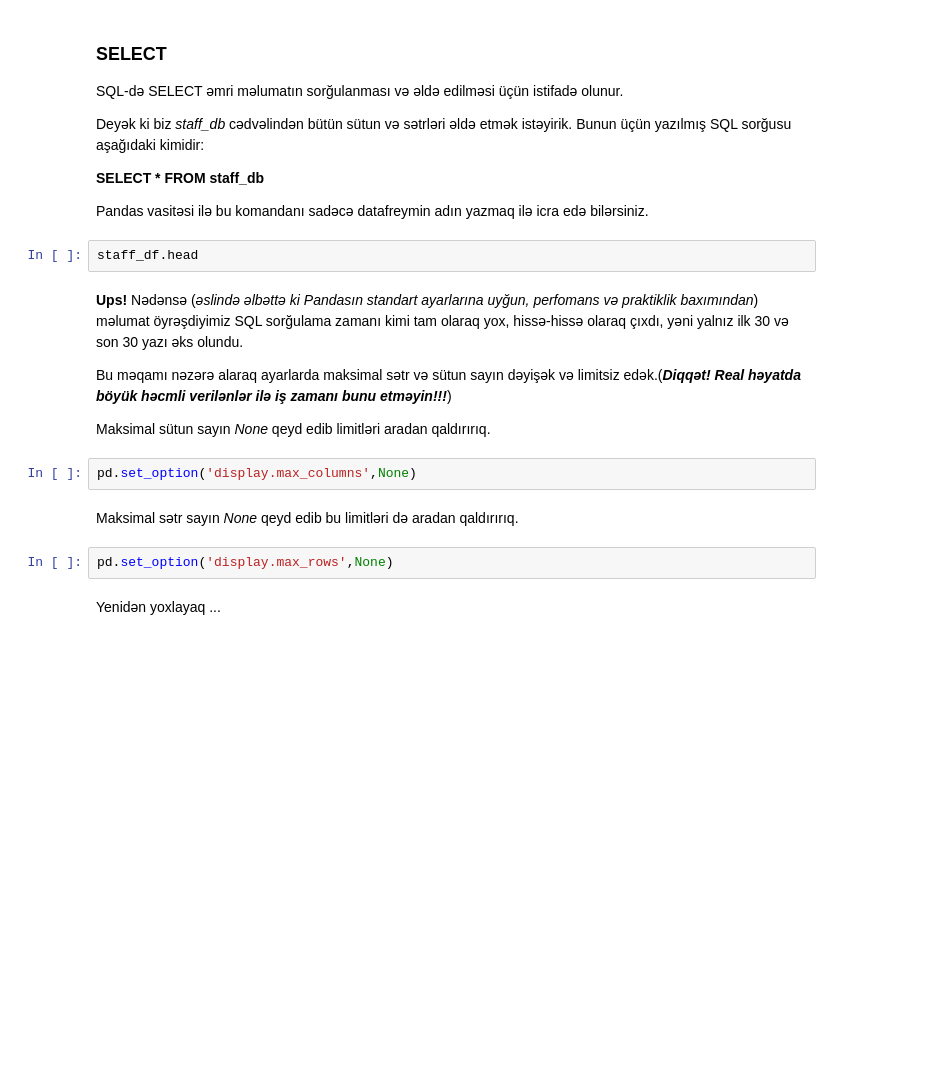
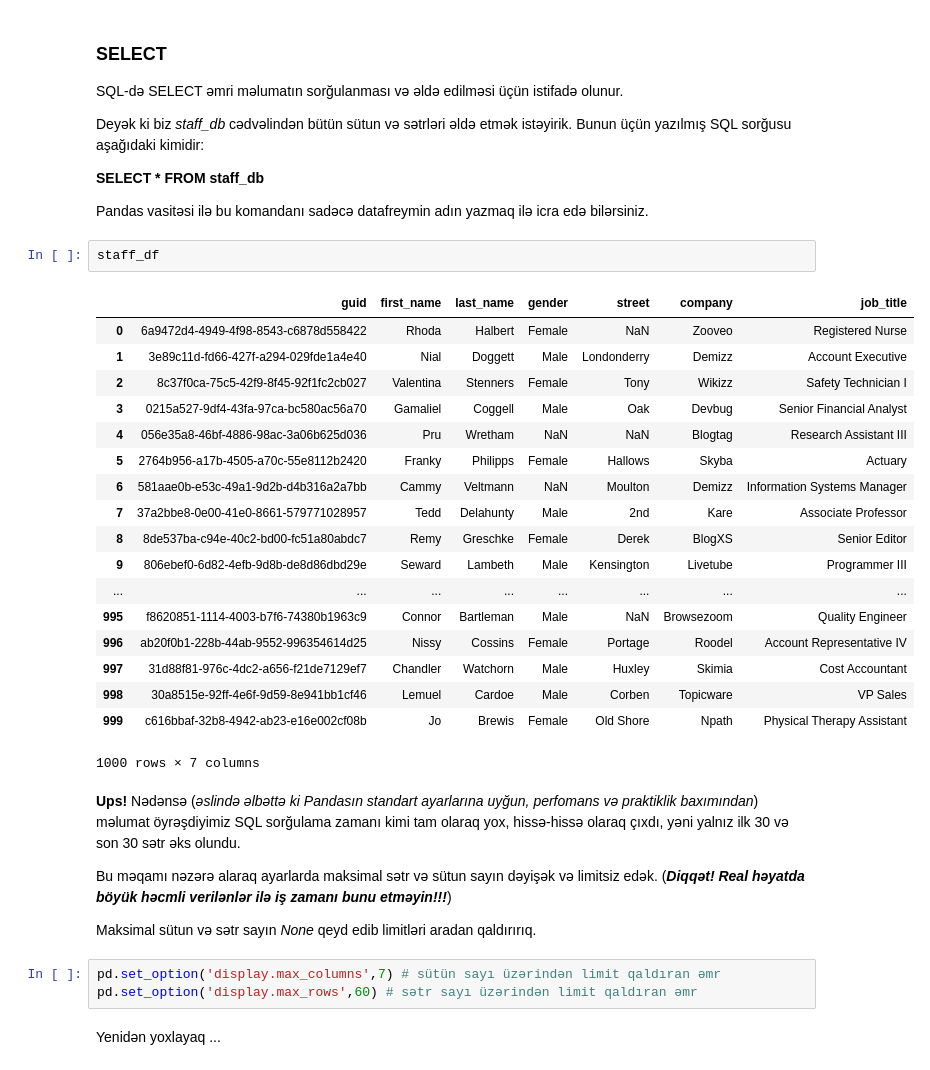
Before and after one commit to limpapud/data_science_tutorials_projects, a Jupyter notebook: DataScience_Tutorials/AZ/Pandas_SQL.ipynb, the cells around one changed output. Cells and saved outputs as stored; diff of their text form; blank space fills up the shorter version.

```diff
--- a/DataScience_Tutorials/AZ/Pandas_SQL.ipynb
+++ b/DataScience_Tutorials/AZ/Pandas_SQL.ipynb
@@ -52,19 +53,35 @@ Deyək ki biz *staff_db* cədvəlindən bütün sütun və sətrləri əldə etm
 
 Pandas vasitəsi ilə bu komandanı sadəcə datafreymin adın yazmaq ilə icra edə bilərsiniz.
 # %%
-staff_df.head
+staff_df
+# %% [output]
+|  | guid | first_name | last_name | gender | street | company | job_title |
+| 0 | 6a9472d4-4949-4f98-8543-c6878d558422 | Rhoda | Halbert | Female | NaN | Zooveo | Registered Nurse |
+| 1 | 3e89c11d-fd66-427f-a294-029fde1a4e40 | Nial | Doggett | Male | Londonderry | Demizz | Account Executive |
+| 2 | 8c37f0ca-75c5-42f9-8f45-92f1fc2cb027 | Valentina | Stenners | Female | Tony | Wikizz | Safety Technician I |
+| 3 | 0215a527-9df4-43fa-97ca-bc580ac56a70 | Gamaliel | Coggell | Male | Oak | Devbug | Senior Financial Analyst |
+| 4 | 056e35a8-46bf-4886-98ac-3a06b625d036 | Pru | Wretham | NaN | NaN | Blogtag | Research Assistant III |
+| 5 | 2764b956-a17b-4505-a70c-55e8112b2420 | Franky | Philipps | Female | Hallows | Skyba | Actuary |
+| 6 | 581aae0b-e53c-49a1-9d2b-d4b316a2a7bb | Cammy | Veltmann | NaN | Moulton | Demizz | Information Systems Manager |
+| 7 | 37a2bbe8-0e00-41e0-8661-579771028957 | Tedd | Delahunty | Male | 2nd | Kare | Associate Professor |
+| 8 | 8de537ba-c94e-40c2-bd00-fc51a80abdc7 | Remy | Greschke | Female | Derek | BlogXS | Senior Editor |
+| 9 | 806ebef0-6d82-4efb-9d8b-de8d86dbd29e | Seward | Lambeth | Male | Kensington | Livetube | Programmer III |
+| ... | ... | ... | ... | ... | ... | ... | ... |
+| 995 | f8620851-1114-4003-b7f6-74380b1963c9 | Connor | Bartleman | Male | NaN | Browsezoom | Quality Engineer |
+| 996 | ab20f0b1-228b-44ab-9552-996354614d25 | Nissy | Cossins | Female | Portage | Roodel | Account Representative IV |
+| 997 | 31d88f81-976c-4dc2-a656-f21de7129ef7 | Chandler | Watchorn | Male | Huxley | Skimia | Cost Accountant |
+| 998 | 30a8515e-92ff-4e6f-9d59-8e941bb1cf46 | Lemuel | Cardoe | Male | Corben | Topicware | VP Sales |
+| 999 | c616bbaf-32b8-4942-ab23-e16e002cf08b | Jo | Brewis | Female | Old Shore | Npath | Physical Therapy Assistant |
+1000 rows × 7 columns
 # %% [markdown]
-**Ups!** Nədənsə (*əslində əlbəttə ki Pandasın standart ayarlarına uyğun, perfomans və praktiklik baxımından*) məlumat öyrəşdiyimiz SQL sorğulama zamanı kimi tam olaraq yox, hissə-hissə olaraq çıxdı, yəni yalnız ilk 30 və son 30 yazı əks olundu.
+**Ups!** Nədənsə (*əslində əlbəttə ki Pandasın standart ayarlarına uyğun, perfomans və praktiklik baxımından*) məlumat öyrəşdiyimiz SQL sorğulama zamanı kimi tam olaraq yox, hissə-hissə olaraq çıxdı, yəni yalnız ilk 30 və son 30 sətr əks olundu.
 
-Bu məqamı nəzərə alaraq ayarlarda maksimal sətr və sütun sayın dəyişək və limitsiz edək.(***Diqqət! Real həyatda böyük həcmli verilənlər ilə iş zamanı bunu etməyin!!!***)
+Bu məqamı nəzərə alaraq ayarlarda maksimal sətr və sütun sayın dəyişək və limitsiz edək. (***Diqqət! Real həyatda böyük həcmli verilənlər ilə iş zamanı bunu etməyin!!!***)
 
-Maksimal sütun sayın *None* qeyd edib limitləri aradan qaldırırıq.
+Maksimal sütun və sətr sayın *None* qeyd edib limitləri aradan qaldırırıq.
-# %%
-pd.set_option('display.max_columns',None)
-# %% [markdown]
-Maksimal sətr sayın *None* qeyd edib bu limitləri də aradan qaldırırıq.
-# %%
-pd.set_option('display.max_rows',None)
+# %%
+pd.set_option('display.max_columns',7) # sütün sayı üzərindən limit qaldıran əmr
+pd.set_option('display.max_rows',60) # sətr sayı üzərindən limit qaldıran əmr
 # %% [markdown]
 Yenidən yoxlayaq ...
 # %%
```
Also changed, not shown: parts of 22 cells of this notebook.
